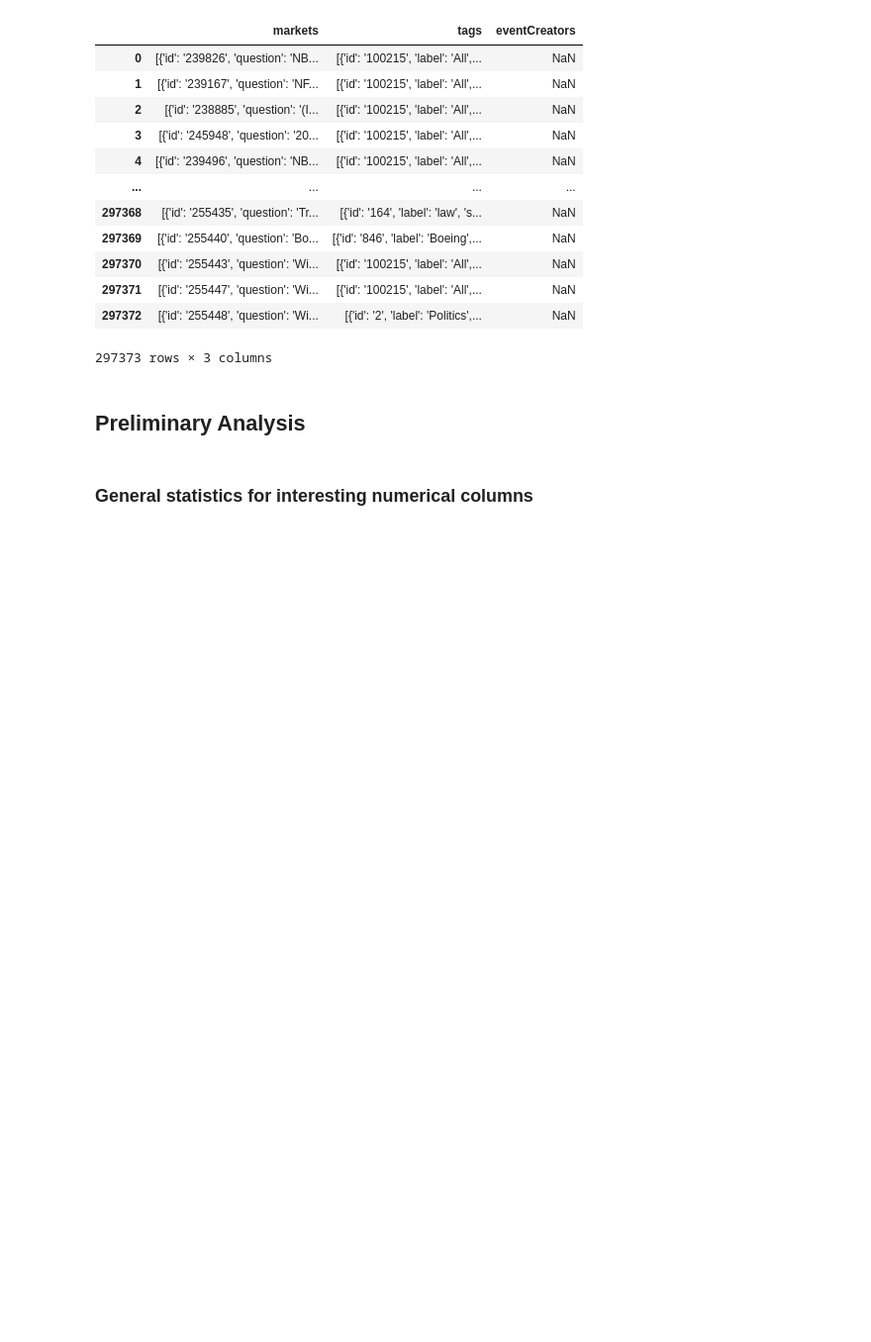
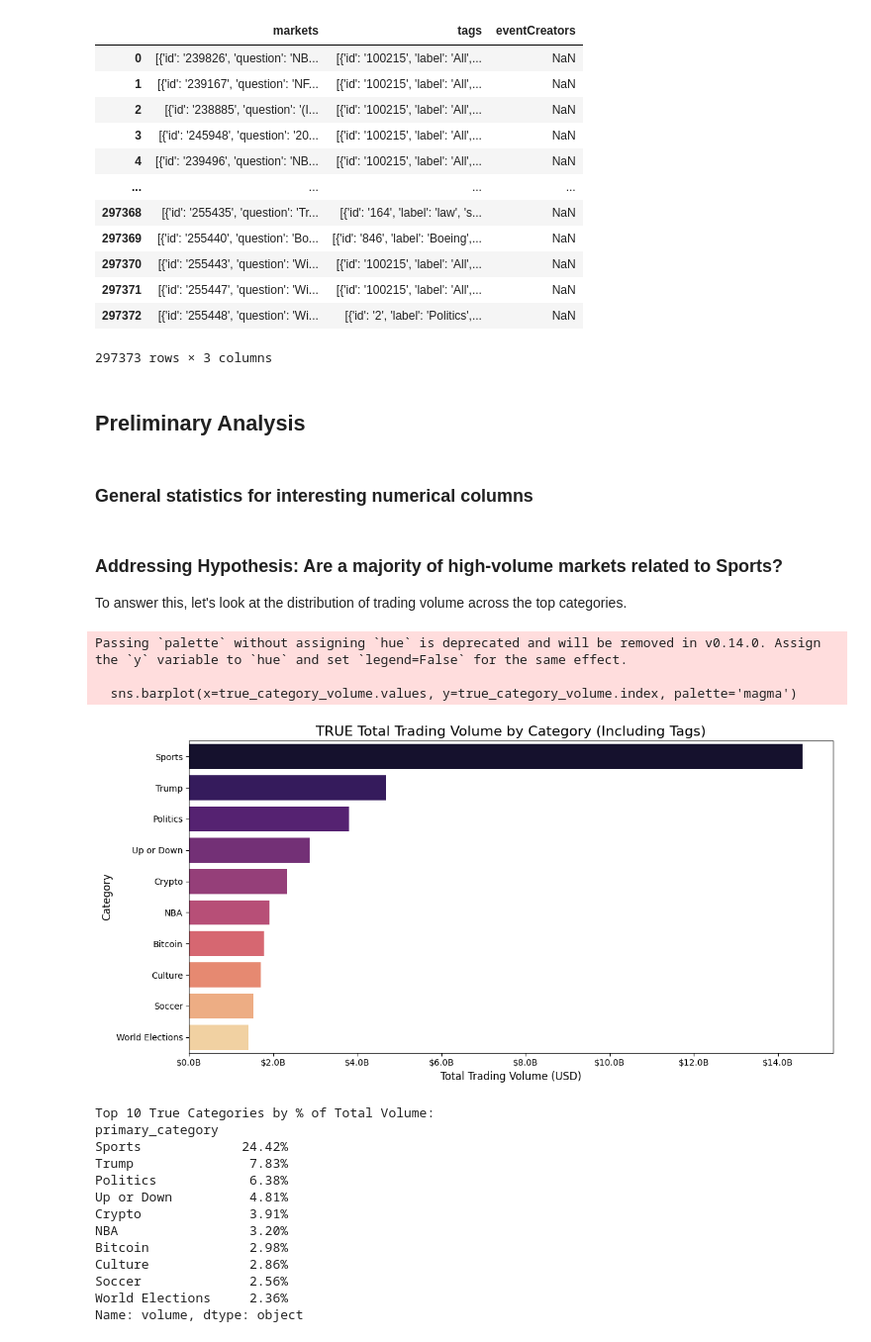
Before and after one commit to moizali01/prediction-markets-wisdom-of-crowds, a Jupyter notebook: eda-notebook/PolymarketEDA.ipynb, the cells around one changed output. Shown at 99% size. Cells and saved outputs as stored; diff of their text form; code cells hidden in the pictures; blank space fills up the shorter version.

Commit message:
visualization on kaggle dataset

```diff
--- a/eda-notebook/PolymarketEDA.ipynb
+++ b/eda-notebook/PolymarketEDA.ipynb
@@ -109,3 +109,60 @@ interesting_columns = (
     "volume1yr",
     "commentCount",
 )
+# %% [markdown]
+### Addressing Hypothesis: Are a majority of high-volume markets related to Sports?
+To answer this, let's look at the distribution of trading volume across the top categories.
+# %%
+# extraction of the 'Primary Category' from the tags list
+def extract_primary_category(row):
+    # If the standard category exists, use it
+    if pd.notna(row['category']) and row['category'] != '':
+        return row['category']
+
+    # Otherwise, parse the tags column if it's a valid list of dictionaries
+    if isinstance(row['tags'], list) and len(row['tags']) > 0:
+        # We can extract the label from the first tag
+        # (usually the broadest/most representative tag)
+        return row['tags'][0].get('label', 'Unknown')
+
+    return 'Unknown'
+
+# Apply our custom extractor
+df['primary_category'] = df.apply(extract_primary_category, axis=1)
+
+# Now, recalculate the volume with our newly populated categories!
+total_volume = df['volume'].sum()
+true_category_volume = df.groupby('primary_category')['volume'].sum().sort_values(ascending=False).head(10)
+
+# Plotting the adjusted data
+plt.figure(figsize=(12, 6))
+sns.barplot(x=true_category_volume.values, y=true_category_volume.index, palette='magma')
+plt.title('TRUE Total Trading Volume by Category', fontsize=16)
+plt.xlabel('Total Trading Volume (USD)', fontsize=12)
+plt.ylabel('Category', fontsize=12)
+formatter = ticker.FuncFormatter(lambda x, pos: f'${x*1e-9:,.1f}B') # Format to Billions now!
+plt.gca().xaxis.set_major_formatter(formatter)
+plt.tight_layout()
+plt.show()
+
+# Print the real percentages
+print("Top 10 True Categories by % of Total Volume:")
+print((true_category_volume / total_volume * 100).apply(lambda x: f"{x:.2f}%"))
+# %% [output]
+Passing `palette` without assigning `hue` is deprecated and will be removed in v0.14.0. Assign the `y` variable to `hue` and set `legend=False` for the same effect.
+
+  sns.barplot(x=true_category_volume.values, y=true_category_volume.index, palette='magma')
+[figure, added]
+Top 10 True Categories by % of Total Volume:
+primary_category
+Sports             24.42%
+Trump               7.83%
+Politics            6.38%
+Up or Down          4.81%
+Crypto              3.91%
+NBA                 3.20%
+Bitcoin             2.98%
+Culture             2.86%
+Soccer              2.56%
+World Elections     2.36%
+Name: volume, dtype: object
```
Also changed, not shown: parts of 1 cell of this notebook, 2 other files.
